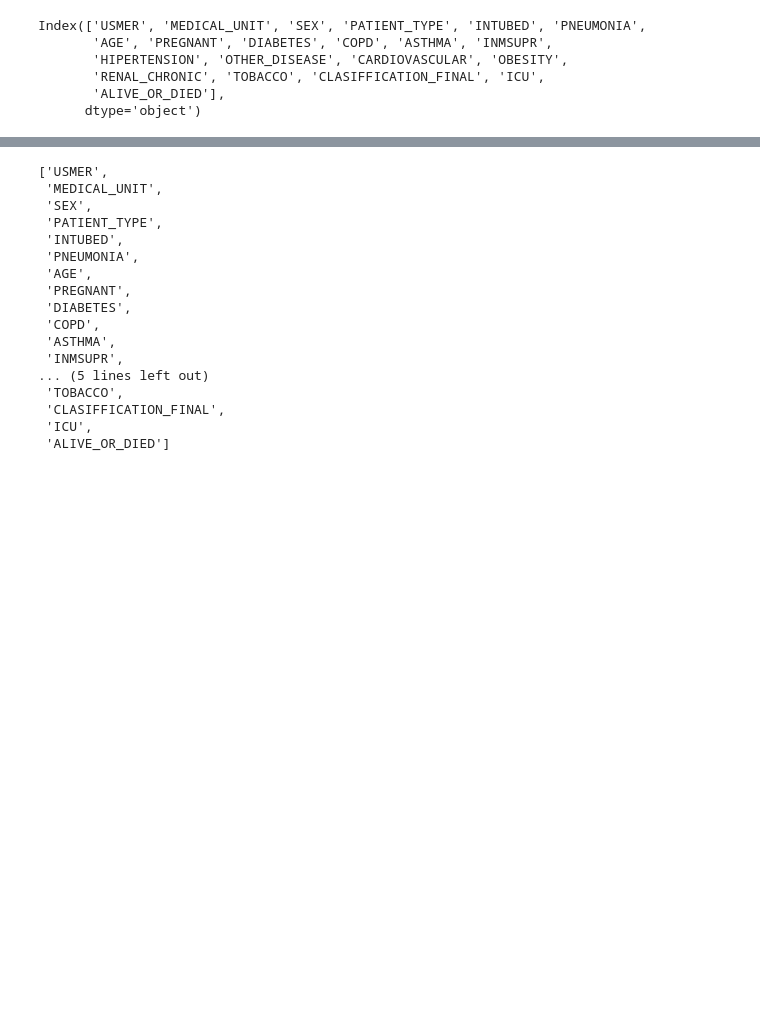
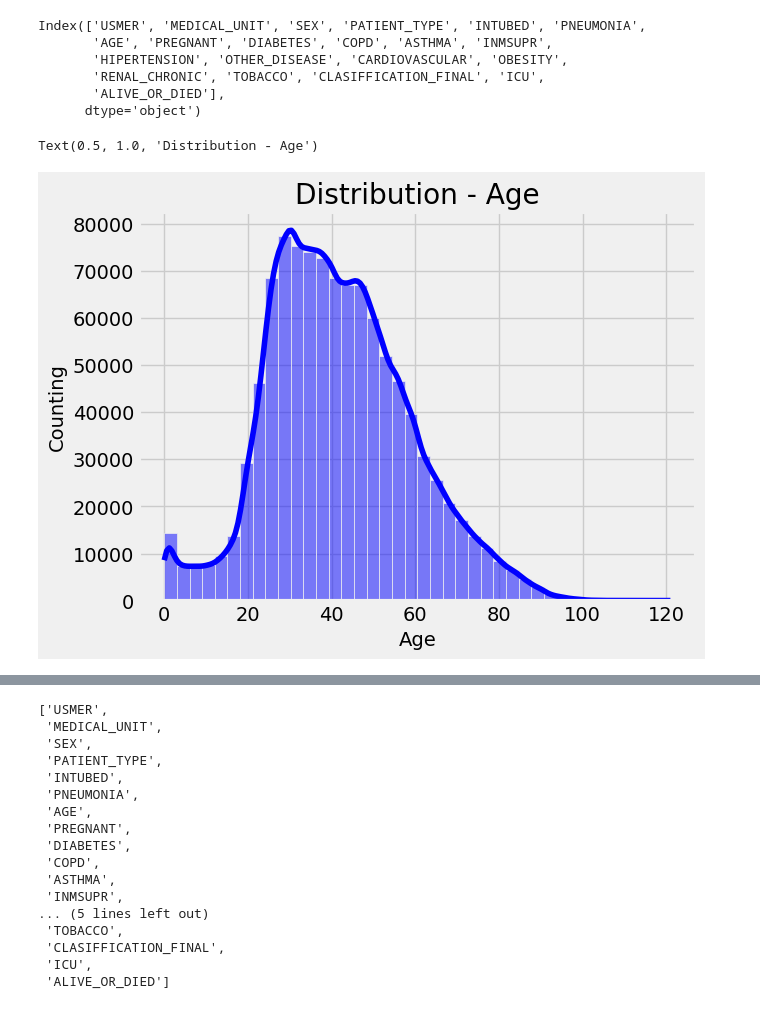
Before and after one commit to andvsilva/sentiment-analysis-deep-learning, a Jupyter notebook: notebooks/clustering.ipynb, the cells around one changed output, grey strips where cells are left out. Drawn from its saved outputs; the diff is of its cells as text; code cells hidden in the pictures; blank space fills up the shorter version.

```diff
--- a/notebooks/clustering.ipynb
+++ b/notebooks/clustering.ipynb
@@ -53,6 +84,7 @@ df_covid['ALIVE_OR_DIED']
 Name: ALIVE_OR_DIED, Length: 1048575, dtype: object
 # %%
 df_covid = df_covid.drop(columns='DATE_DIED') # drop column - DATE_DIED
+df_covid['ALIVE_OR_DIED'] = df_covid['ALIVE_OR_DIED'].astype('int64')
 # %%
 df_covid.info()
 # %% [output]
@@ -82,3 +134,11 @@ Index(['USMER', 'MEDICAL_UNIT', 'SEX', 'PATIENT_TYPE', 'INTUBED', 'PNEUMONIA',
        'RENAL_CHRONIC', 'TOBACCO', 'CLASIFFICATION_FINAL', 'ICU',
        'ALIVE_OR_DIED'],
       dtype='object')
+# %%
+sns.histplot(data=df_covid, x="AGE", bins=40, kde=True, color="blue")
+plt.xlabel('Age')
+plt.ylabel('Counting')
+plt.title('Distribution - Age')
+# %% [output]
+Text(0.5, 1.0, 'Distribution - Age')
+[figure, added]
```
Also changed, not shown: parts of 20 cells of this notebook, 1 other file.
